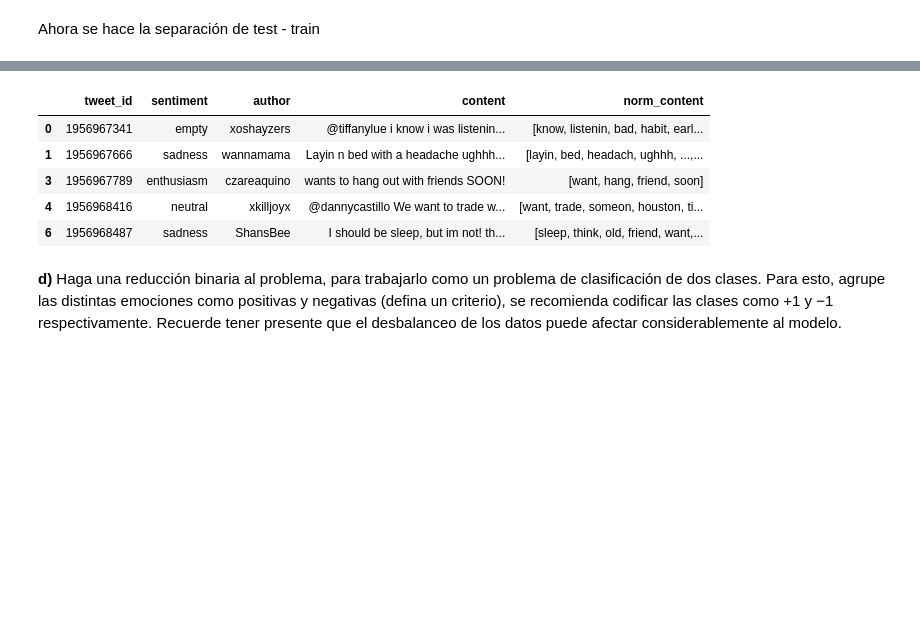
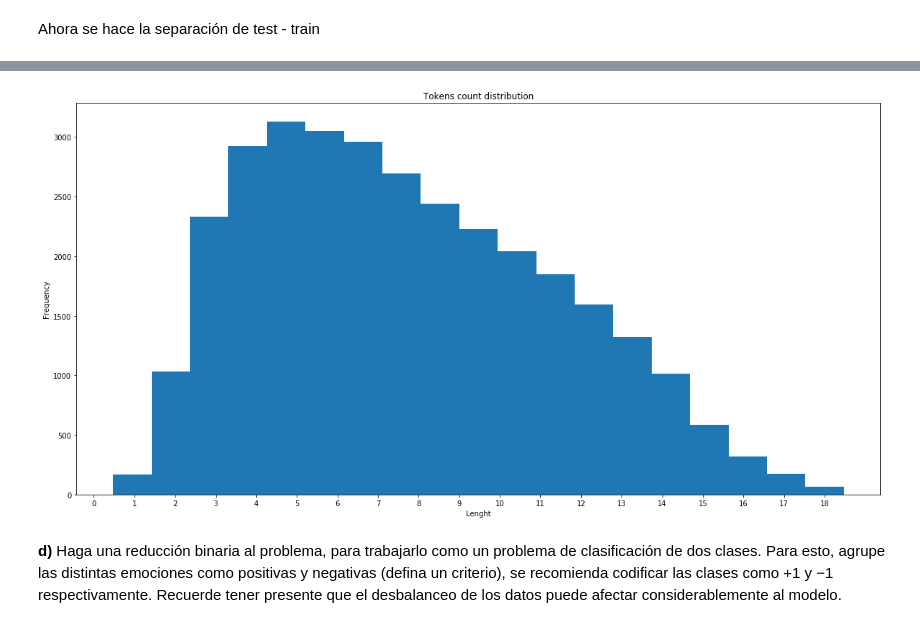
Before and after one commit to TareasJF/INF393, a Jupyter notebook: T2/Tarea2.ipynb, the cells around one changed output, grey strips where cells are left out. Cells and saved outputs as stored; diff of their text form; code cells hidden in the pictures; blank space fills up the shorter version.

```diff
--- a/T2/Tarea2.ipynb
+++ b/T2/Tarea2.ipynb
@@ -404,14 +407,17 @@ plt.show()
-# %%
-df_train = df_train[df_train['norm_content'].map(len) > 1]
-df_train = df_train[df_train['norm_content'].map(len) < 14]
-df_train.head()
-# %% [output]
-|  | tweet_id | sentiment | author | content | norm_content |
-| 0 | 1956967341 | empty | xoshayzers | @tiffanylue i know i was listenin... | [know, listenin, bad, habit, earl... |
-| 1 | 1956967666 | sadness | wannamama | Layin n bed with a headache ughhh... | [layin, bed, headach, ughhh, ...,... |
-| 3 | 1956967789 | enthusiasm | czareaquino | wants to hang out with friends SOON! | [want, hang, friend, soon] |
-| 4 | 1956968416 | neutral | xkilljoyx | @dannycastillo We want to trade w... | [want, trade, someon, houston, ti... |
-| 6 | 1956968487 | sadness | ShansBee | I should be sleep, but im not! th... | [sleep, think, old, friend, want,... |
+# %%
+length = df_train['norm_content'].map(len)
+df_train = df_train[np.abs(length-length.mean())<=(3*length.std())]
+length = df_train['norm_content'].map(len)
+
+plt.figure(figsize=(20,10))
+plt.hist(length, bins=(max(length)-min(length)+1), align='right')
+plt.title("Tokens count distribution")
+plt.xlabel("Lenght")
+plt.ylabel("Frequency")
+plt.xticks(np.arange(min(length), max(length)+1, 1))
+plt.show()
+# %% [output]
+[figure, added]
 # %% [markdown]
 **d)** Haga una reducción binaria al problema, para trabajarlo como un problema de clasificación de dos clases. Para esto, agrupe las distintas emociones como positivas y negativas (defina un criterio), se recomienda codificar las clases como +1 y −1 respectivamente. Recuerde tener presente que el desbalanceo de los datos puede afectar considerablemente al modelo.
 # %%
```
Also changed, not shown: parts of 24 cells of this notebook.
